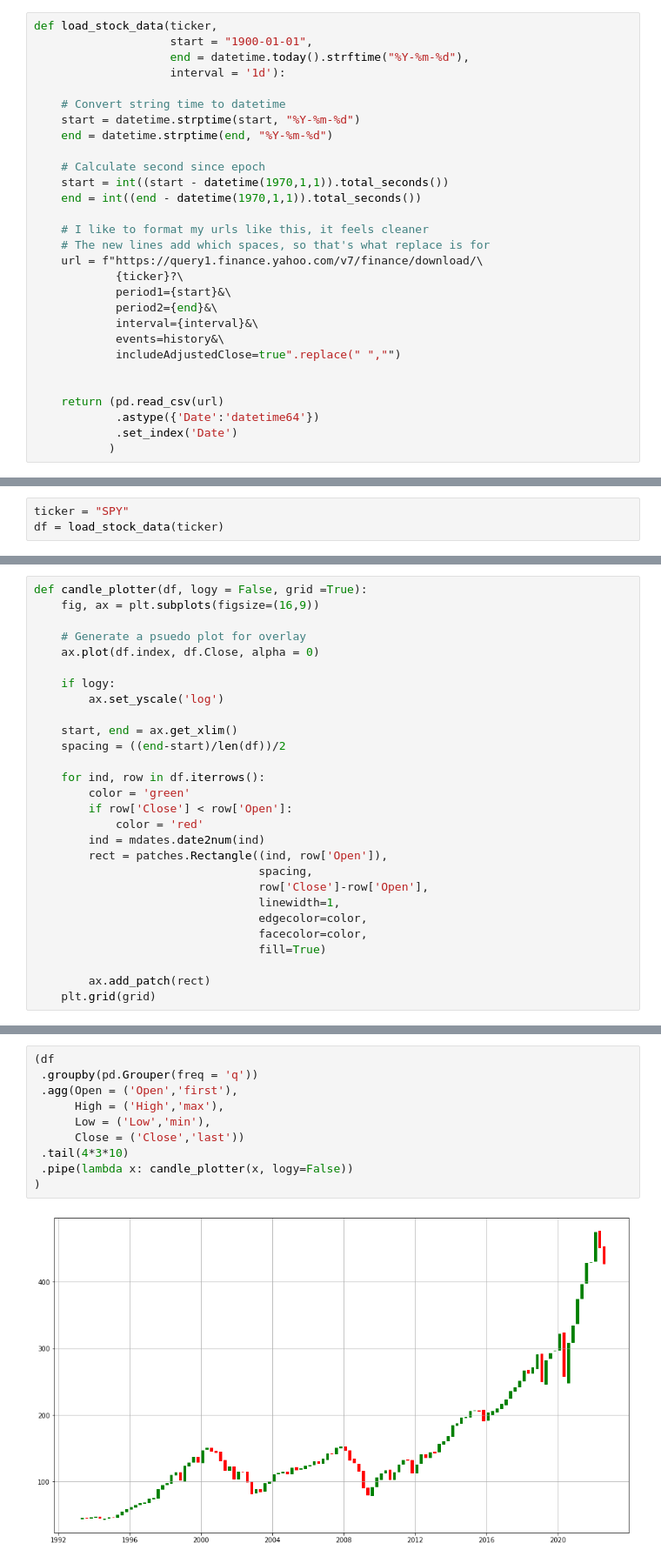
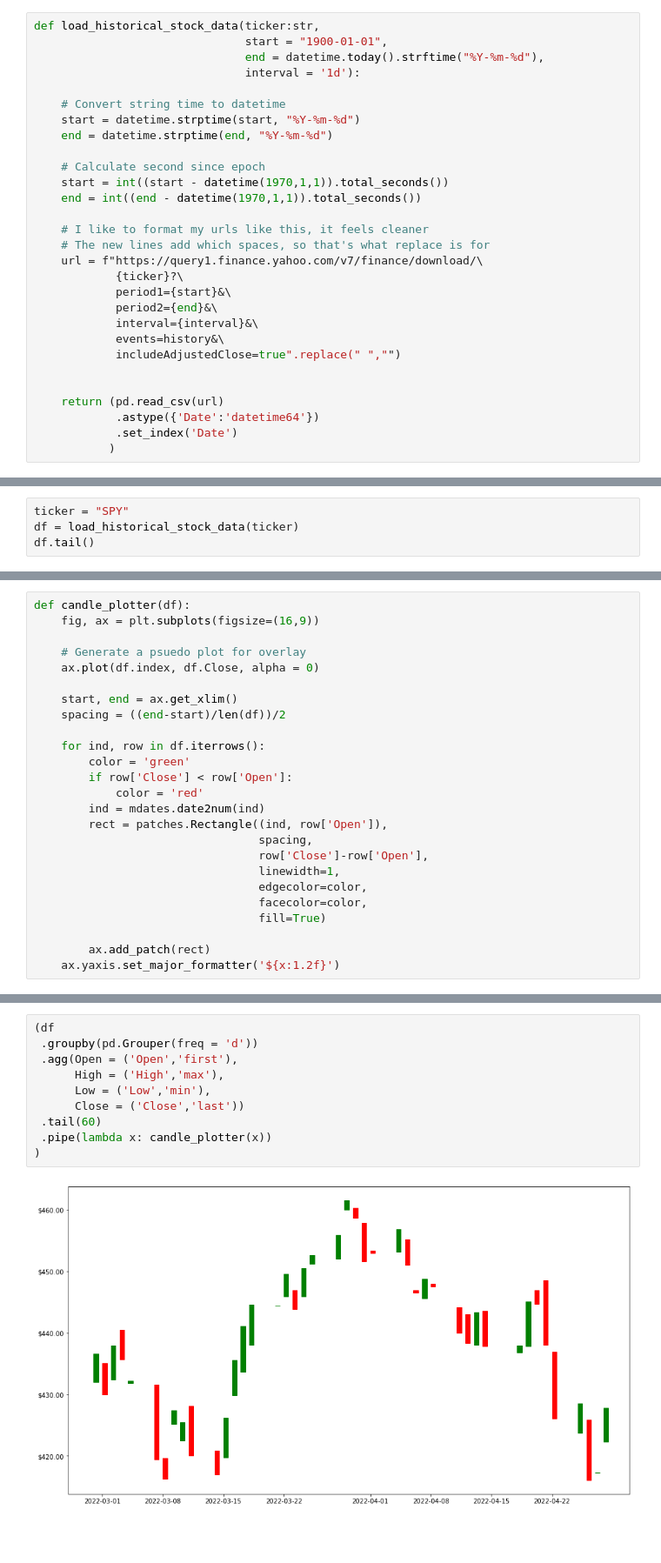
Before and after one commit to MichaelHotaling/blog, a Jupyter notebook: _notebooks/2022-04-28-stock-market-lstm.ipynb, the cells around one changed output, grey strips where cells are left out. Shown at 87% size. Saved outputs shown, nothing was run; the diff lists cells and outputs as text; blank space fills up the shorter version.

```diff
--- a/_notebooks/2022-04-28-stock-market-lstm.ipynb
+++ b/_notebooks/2022-04-28-stock-market-lstm.ipynb
@@ -26,8 +31,8 @@ import matplotlib.dates as mdates
 # %%
-def load_stock_data(ticker,
-                    start = "1900-01-01",
-                    end = datetime.today().strftime("%Y-%m-%d"),
-                    interval = '1d'):
+def load_historical_stock_data(ticker:str,
+                               start = "1900-01-01",
+                               end = datetime.today().strftime("%Y-%m-%d"),
+                               interval = '1d'):
 
     # Convert string time to datetime
     start = datetime.strptime(start, "%Y-%m-%d")
@@ -55,3 +62,4 @@ def load_stock_data(ticker,
 # %%
 ticker = "SPY"
-df = load_stock_data(ticker)
+df = load_historical_stock_data(ticker)
+df.tail()
@@ -58,12 +111,9 @@ df = load_stock_data(ticker)
 # %%
-def candle_plotter(df, logy = False, grid =True):
+def candle_plotter(df):
     fig, ax = plt.subplots(figsize=(16,9))
 
     # Generate a psuedo plot for overlay
     ax.plot(df.index, df.Close, alpha = 0)
-
-    if logy:
-        ax.set_yscale('log')
 
     start, end = ax.get_xlim()
     spacing = ((end-start)/len(df))/2
@@ -82,4 +132,4 @@ def candle_plotter(df, logy = False, grid =True):
                                  fill=True)
 
         ax.add_patch(rect)
-    plt.grid(grid)
+    ax.yaxis.set_major_formatter('${x:1.2f}')
@@ -86,12 +152,12 @@ def candle_plotter(df, logy = False, grid =True):
 # %%
 (df
- .groupby(pd.Grouper(freq = 'q'))
+ .groupby(pd.Grouper(freq = 'd'))
  .agg(Open = ('Open','first'),
       High = ('High','max'),
       Low = ('Low','min'),
       Close = ('Close','last'))
- .tail(4*3*10)
- .pipe(lambda x: candle_plotter(x, logy=False))
+ .tail(60)
+ .pipe(lambda x: candle_plotter(x))
 )
 # %% [output]
-[figure, old version]
+[figure, new version]
```
Also changed, not shown: parts of 14 cells of this notebook.
